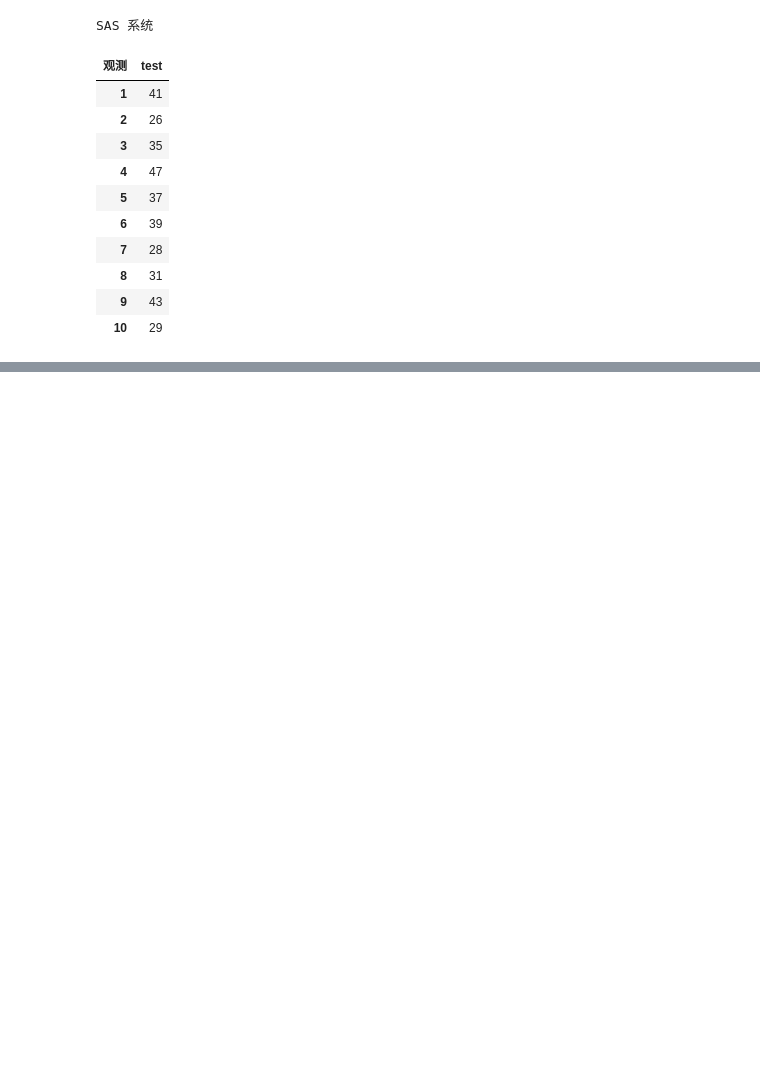
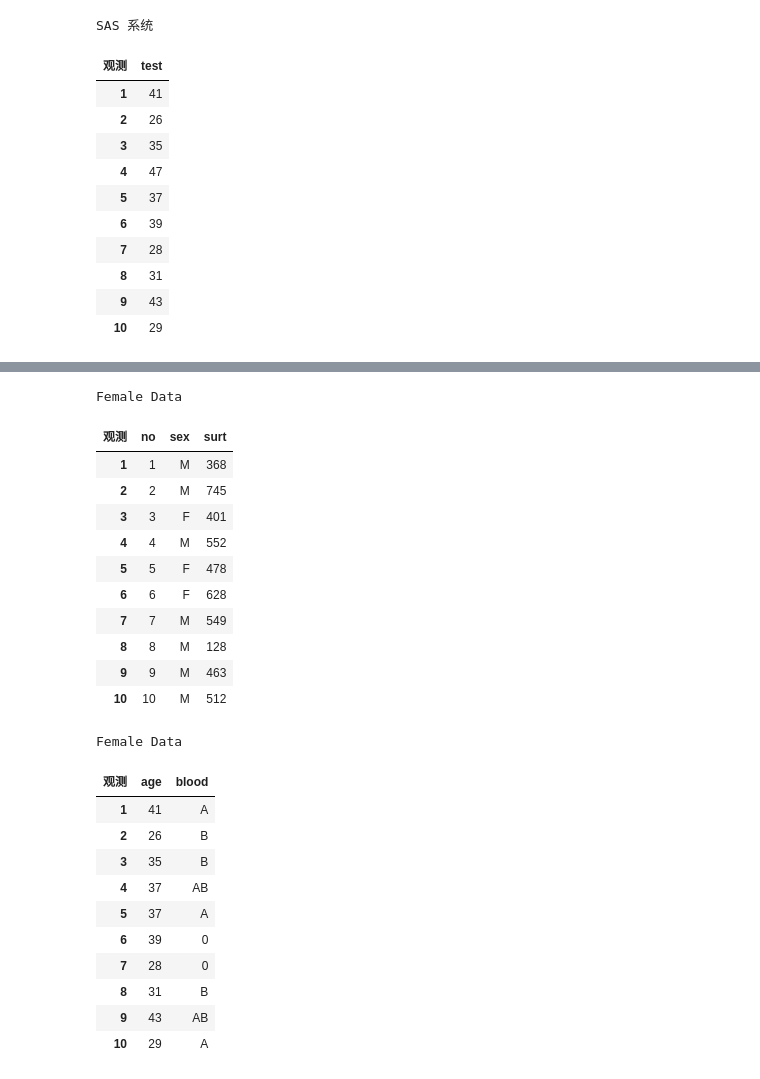
Before and after one commit to pumc-zhou/Med-Stat-Notes, a Jupyter notebook: Guide/SAS/25-05-25-SAS-DATA-LIB.ipynb, the cells around one changed output, grey strips where cells are left out. Drawn from its saved outputs; the diff is of its cells as text; code cells hidden in the pictures; blank space fills up the shorter version.

```diff
--- a/Guide/SAS/25-05-25-SAS-DATA-LIB.ipynb
+++ b/Guide/SAS/25-05-25-SAS-DATA-LIB.ipynb
@@ -181,0 +270,41 @@ SAS 系统
+# %%
+%%SAS
+/*drop/keep语句，drop规定新数据集中不保留那些变量
+keep语句规定那些变量被保留*/
+data new;
+	set prg2_1;
+	drop age blood;
+proc print data = new;
+run;
+
+/*keep*/
+data new;
+	set prg2_1;
+	keep age blood;
+proc print data = new;
+run;
+# %% [output]
+Female Data
+| 观测 | no | sex | surt |
+| 1 | 1 | M | 368 |
+| 2 | 2 | M | 745 |
+| 3 | 3 | F | 401 |
+| 4 | 4 | M | 552 |
+| 5 | 5 | F | 478 |
+| 6 | 6 | F | 628 |
+| 7 | 7 | M | 549 |
+| 8 | 8 | M | 128 |
+| 9 | 9 | M | 463 |
+| 10 | 10 | M | 512 |
+Female Data
+| 观测 | age | blood |
+| 1 | 41 | A |
+| 2 | 26 | B |
+| 3 | 35 | B |
+| 4 | 37 | AB |
+| 5 | 37 | A |
+| 6 | 39 | 0 |
+| 7 | 28 | 0 |
+| 8 | 31 | B |
+| 9 | 43 | AB |
+| 10 | 29 | A |
```
Also changed, not shown: parts of 10 cells of this notebook, 6 other files.
